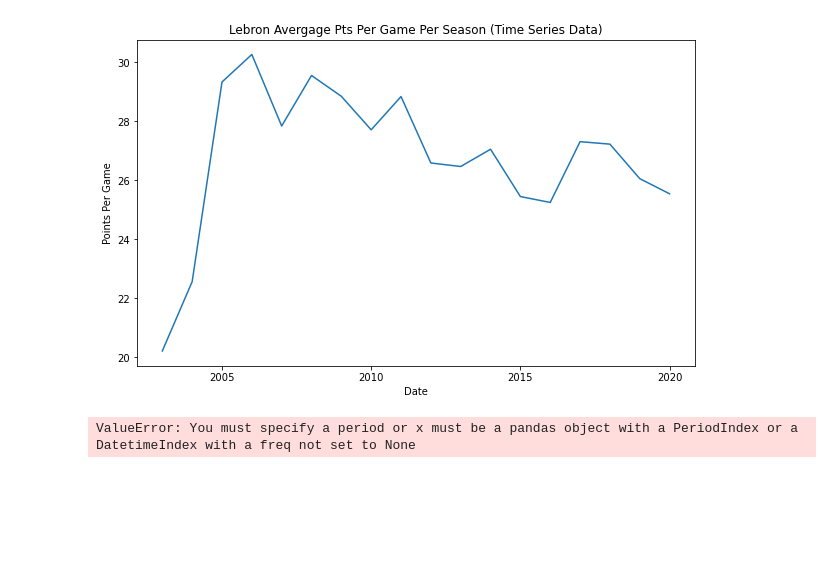
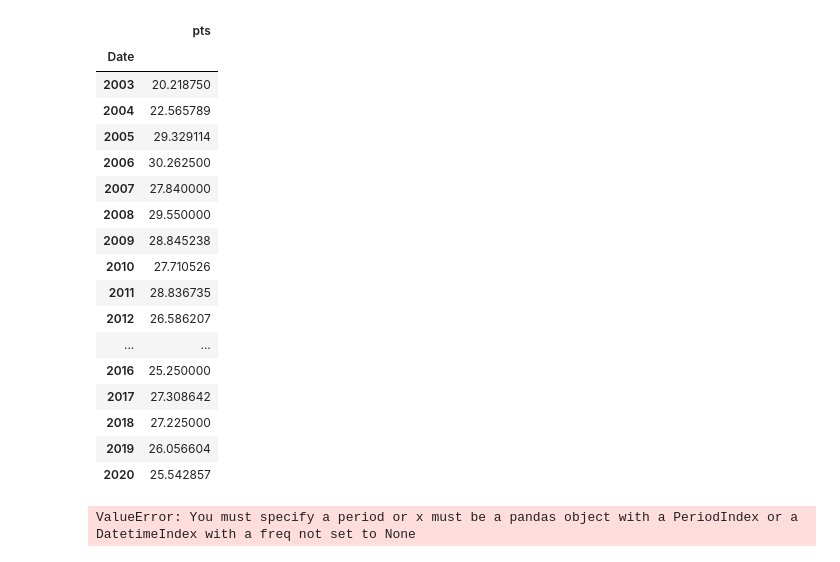
Before and after one commit to ndlovuraymond/datascience, a Jupyter notebook: Untitled.ipynb, the cells around one changed output. Saved outputs shown, nothing was run; the diff lists cells and outputs as text; code cells hidden in the pictures; blank space fills up the shorter version.

```diff
--- a/Untitled.ipynb
+++ b/Untitled.ipynb
@@ -1,27 +1,44 @@
 # %%
 import warnings
 import pandas as pd
 import matplotlib.pyplot as plt
 from statsmodels.tsa.seasonal import seasonal_decompose
 from statsmodels.tsa.stattools import adfuller
 from statsmodels.graphics.tsaplots import plot_acf, plot_pacf
 
 warnings.filterwarnings('ignore')
 data = pd.read_csv("Lebron_data.csv")
 data["Date"] = pd.to_datetime(data["Date"])
 data.set_index("Date",inplace=True)
-data = data.groupby(data.index.year).mean()
+# data = data.groupby(data.index.year).mean()
 
 # Visualize the time series data
-plt.figure(figsize=(10, 6))
-plt.plot(data)
-plt.title("Lebron Avergage Pts Per Game Per Season (Time Series Data)")
-plt.xlabel("Date")
-plt.ylabel("Points Per Game")
-plt.xticks([2005,2010,2015,2020],["2005","2010","2015","2020"])
-plt.show()
+# plt.figure(figsize=(10, 6))
+# plt.plot(data)
+# plt.title("Lebron Avergage Pts Per Game Per Season (Time Series Data)")
+# plt.xlabel("Date")
+# plt.ylabel("Points Per Game")
+# plt.xticks([2005,2010,2015,2020],["2005","2010","2015","2020"])
+# plt.show()
 # %% [output]
-[figure, removed]
+|  | pts |
+| Date |  |
+| 2003 | 20.218750 |
+| 2004 | 22.565789 |
+| 2005 | 29.329114 |
+| 2006 | 30.262500 |
+| 2007 | 27.840000 |
+| 2008 | 29.550000 |
+| 2009 | 28.845238 |
+| 2010 | 27.710526 |
+| 2011 | 28.836735 |
+| 2012 | 26.586207 |
+| ... | ... |
+| 2016 | 25.250000 |
+| 2017 | 27.308642 |
+| 2018 | 27.225000 |
+| 2019 | 26.056604 |
+| 2020 | 25.542857 |
 # %%
 # Perform decomposition to identify trend and seasonality
 data = pd.read_csv(
```
Also changed, not shown: parts of 10 cells of this notebook, 1 other file.
